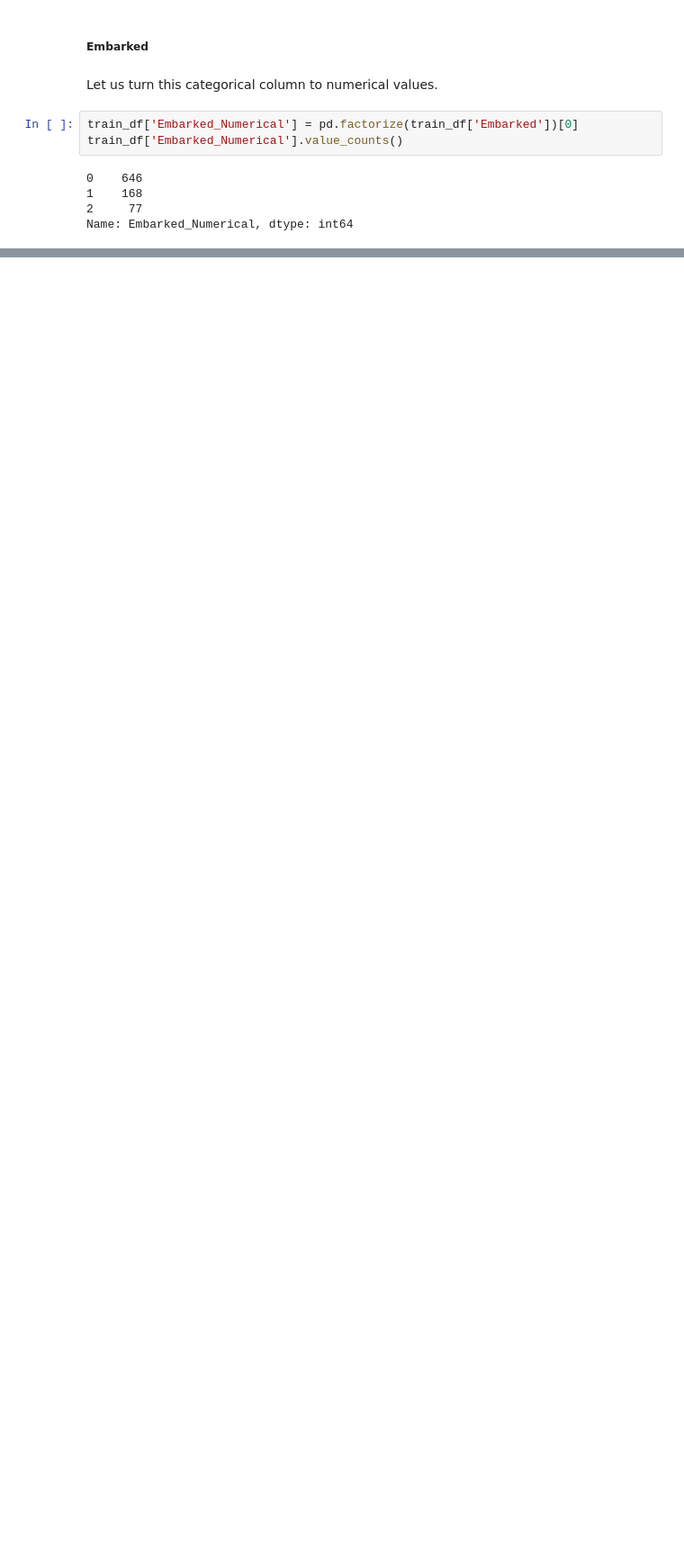
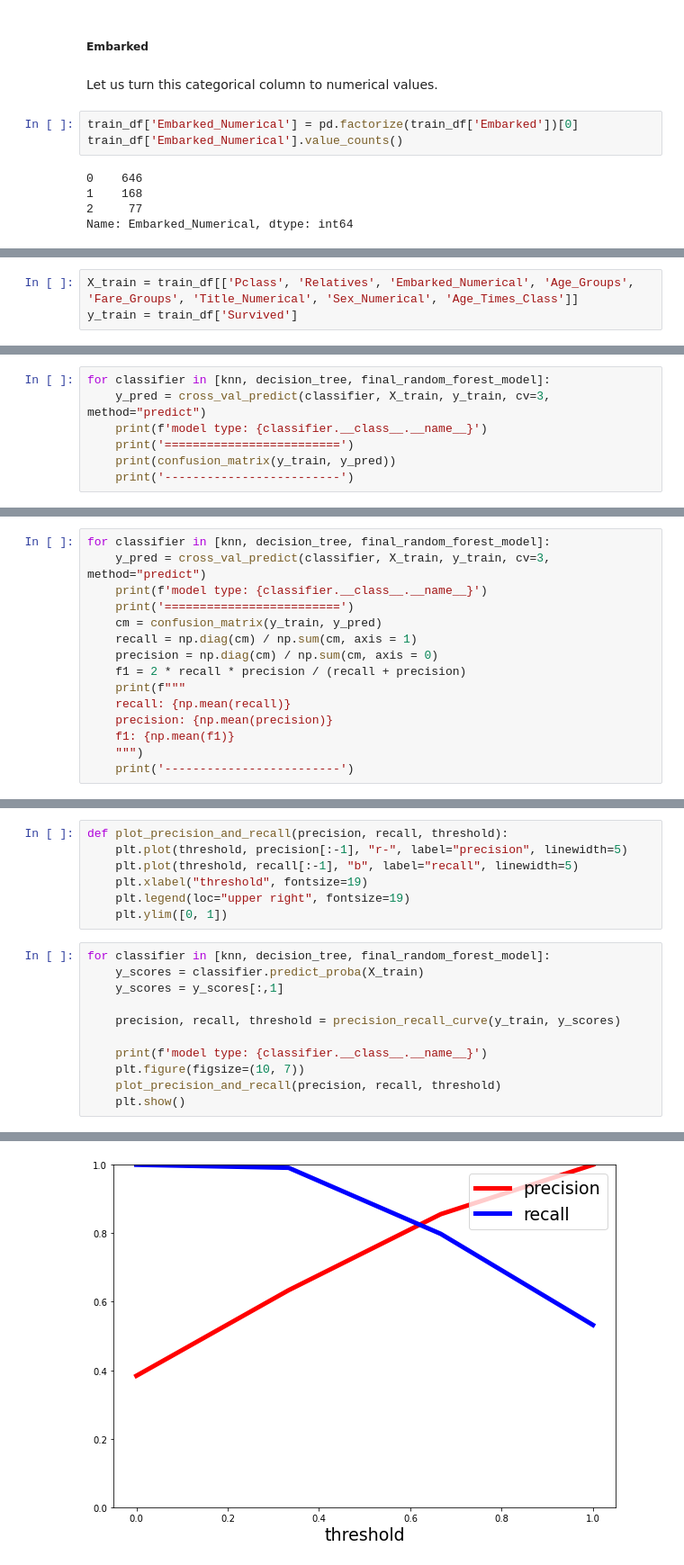
Before and after one commit to mishana/orly_hw2, a Jupyter notebook: orly_v1/solution_q1.ipynb, the cells around one changed output, grey strips where cells are left out. Shown: that part at 90% size. Saved outputs shown, nothing was run; the diff lists cells and outputs as text; blank space fills up the shorter version.

```diff
--- a/orly_v1/solution_q1.ipynb
+++ b/orly_v1/solution_q1.ipynb
@@ -230,0 +369,3 @@ Name: Embarked_Numerical, dtype: int64
+# %%
+X_train = train_df[['Pclass', 'Relatives', 'Embarked_Numerical', 'Age_Groups', 'Fare_Groups', 'Title_Numerical', 'Sex_Numerical', 'Age_Times_Class']]
+y_train = train_df['Survived']
@@ -230,0 +519,7 @@ Name: Embarked_Numerical, dtype: int64
+# %%
+for classifier in [knn, decision_tree, final_random_forest_model]:
+    y_pred = cross_val_predict(classifier, X_train, y_train, cv=3, method="predict")
+    print(f'model type: {classifier.__class__.__name__}')
+    print('=========================')
+    print(confusion_matrix(y_train, y_pred))
+    print('-------------------------')
@@ -230,0 +548,15 @@ Name: Embarked_Numerical, dtype: int64
+# %%
+for classifier in [knn, decision_tree, final_random_forest_model]:
+    y_pred = cross_val_predict(classifier, X_train, y_train, cv=3, method="predict")
+    print(f'model type: {classifier.__class__.__name__}')
+    print('=========================')
+    cm = confusion_matrix(y_train, y_pred)
+    recall = np.diag(cm) / np.sum(cm, axis = 1)
+    precision = np.diag(cm) / np.sum(cm, axis = 0)
+    f1 = 2 * recall * precision / (recall + precision)
+    print(f"""
+    recall: {np.mean(recall)}
+    precision: {np.mean(precision)}
+    f1: {np.mean(f1)}
+    """)
+    print('-------------------------')
@@ -230,0 +583,19 @@ Name: Embarked_Numerical, dtype: int64
+# %%
+def plot_precision_and_recall(precision, recall, threshold):
+    plt.plot(threshold, precision[:-1], "r-", label="precision", linewidth=5)
+    plt.plot(threshold, recall[:-1], "b", label="recall", linewidth=5)
+    plt.xlabel("threshold", fontsize=19)
+    plt.legend(loc="upper right", fontsize=19)
+    plt.ylim([0, 1])
+# %%
+for classifier in [knn, decision_tree, final_random_forest_model]:
+    y_scores = classifier.predict_proba(X_train)
+    y_scores = y_scores[:,1]
+
+    precision, recall, threshold = precision_recall_curve(y_train, y_scores)
+
+    print(f'model type: {classifier.__class__.__name__}')
+    plt.figure(figsize=(10, 7))
+    plot_precision_and_recall(precision, recall, threshold)
+    plt.show()
+# %% [output]
@@ -230,0 +603 @@ Name: Embarked_Numerical, dtype: int64
+[figure, added]
```
Also changed, not shown: parts of 53 cells of this notebook.
